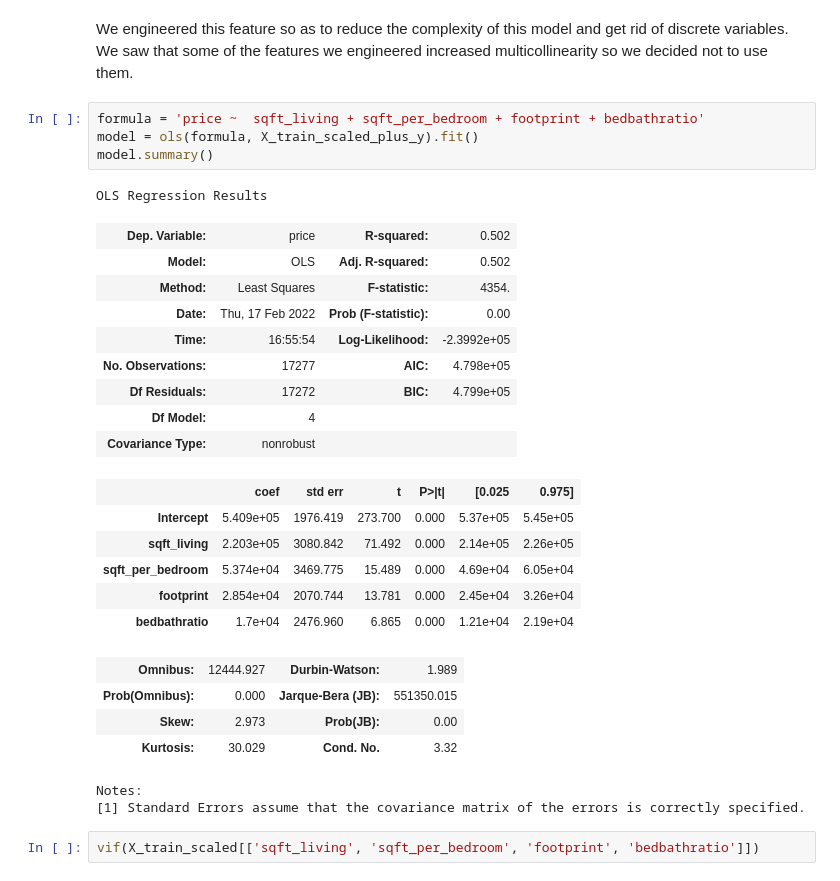
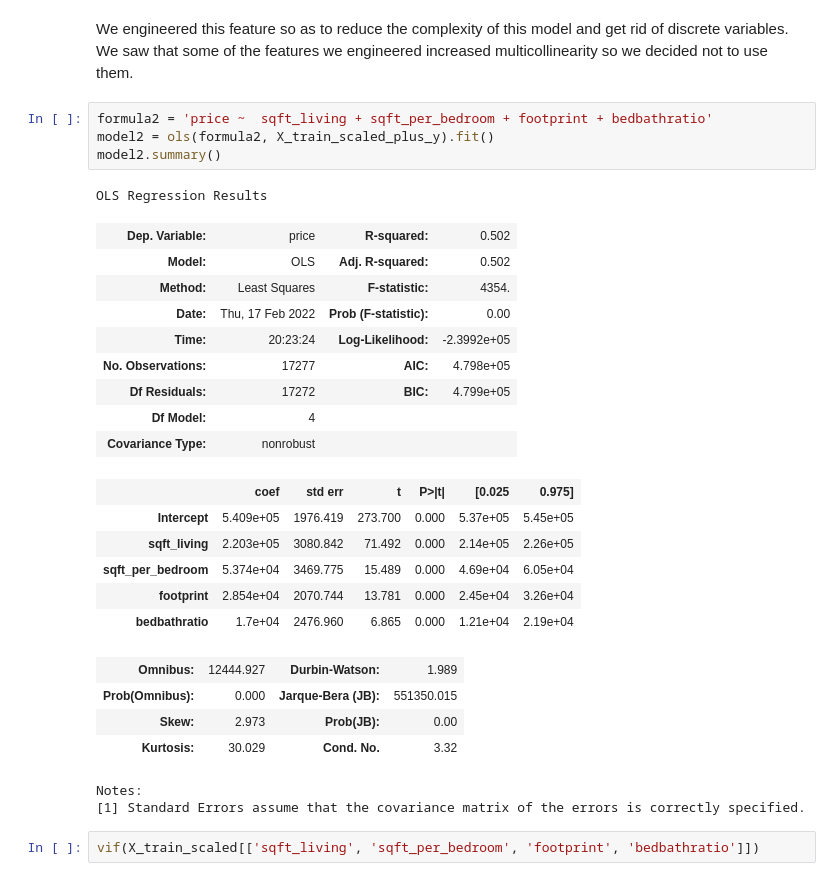
Before and after one commit to NaavSD/House-Plan-Analysis, a Jupyter notebook: Project 2 Notebook.ipynb, the cells around one changed output. Saved outputs shown, nothing was run; the diff lists cells and outputs as text.

```diff
--- a/Project 2 Notebook.ipynb
+++ b/Project 2 Notebook.ipynb
@@ -568,16 +569,16 @@ vif(X_train_scaled)
 # %% [markdown]
 We engineered this feature so as to reduce the complexity of this model and get rid of discrete variables. We saw that some of the features we engineered increased multicollinearity so we decided not to use them.
 # %%
-formula = 'price ~  sqft_living + sqft_per_bedroom + footprint + bedbathratio'
-model = ols(formula, X_train_scaled_plus_y).fit()
-model.summary()
+formula2 = 'price ~  sqft_living + sqft_per_bedroom + footprint + bedbathratio'
+model2 = ols(formula2, X_train_scaled_plus_y).fit()
+model2.summary()
 # %% [output]
 OLS Regression Results
 | Dep. Variable: | price | R-squared: | 0.502 |
 | Model: | OLS | Adj. R-squared: | 0.502 |
 | Method: | Least Squares | F-statistic: | 4354. |
 | Date: | Thu, 17 Feb 2022 | Prob (F-statistic): | 0.00 |
-| Time: | 16:55:54 | Log-Likelihood: | -2.3992e+05 |
+| Time: | 20:23:24 | Log-Likelihood: | -2.3992e+05 |
 | No. Observations: | 17277 | AIC: | 4.798e+05 |
 | Df Residuals: | 17272 | BIC: | 4.799e+05 |
 | Df Model: | 4 |  |  |
```
Also changed, not shown: parts of 31 cells of this notebook, 3 other files.
